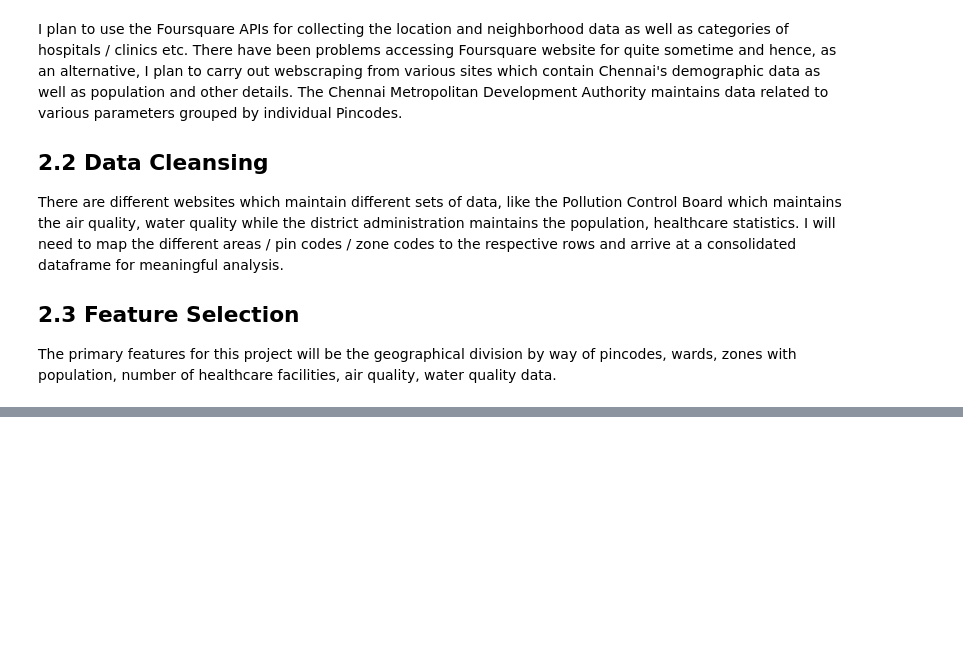
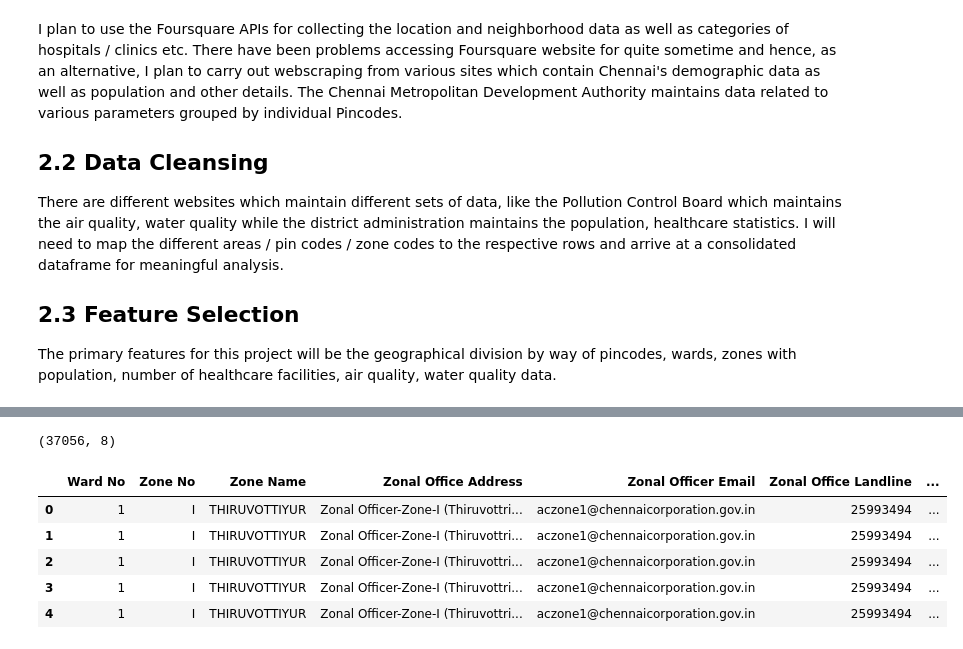
Before and after one commit to tsn12345-git/-Coursera_Capstone, a Jupyter notebook: Capstone Final Project.ipynb, the cells around one changed output, grey strips where cells are left out. Saved outputs shown, nothing was run; the diff lists cells and outputs as text; code cells hidden in the pictures; blank space fills up the shorter version.

```diff
--- a/Capstone Final Project.ipynb
+++ b/Capstone Final Project.ipynb
@@ -32,0 +86,31 @@ The primary features for this project will be the geographical division by way o
+# %%
+
+merged_df = pd.merge (df_data_1, df_data_2)
+merged_df.shape
+# %% [output]
+(37056, 8)
+# %%
+# created additional columns for population, airquality, waterquality and households as random data, as they are not available.
+# applied the python knowledge learnt in the course to create new columns and applying different functions
+
+import numpy as np
+import pandas as pd
+import random
+
+population = pd.DataFrame(np.random.randint(1000, 3000000, size=37056))
+airquality = pd.DataFrame(np.random.randint(0, 500000, 37056))
+waterquality = pd.DataFrame(np.random.randint(10000,50000,37056))
+households = pd.DataFrame(random.sample(range(1000, 100000), 37056))
+
+merged_df ['population'] = population
+merged_df ['airquality'] = airquality / airquality.max()
+merged_df ['waterquality'] = waterquality / waterquality.mean()
+merged_df ['households'] = households
+merged_df.head()
+# %% [output]
+|  | Ward No | Zone No | Zone Name | Zonal Office Address | Zonal Officer Email | Zonal Office Landline | ... |
+| 0 | 1 | I | THIRUVOTTIYUR | Zonal Officer-Zone-I (Thiruvottri... | aczone1@chennaicorporation.gov.in | 25993494 | ... |
+| 1 | 1 | I | THIRUVOTTIYUR | Zonal Officer-Zone-I (Thiruvottri... | aczone1@chennaicorporation.gov.in | 25993494 | ... |
+| 2 | 1 | I | THIRUVOTTIYUR | Zonal Officer-Zone-I (Thiruvottri... | aczone1@chennaicorporation.gov.in | 25993494 | ... |
+| 3 | 1 | I | THIRUVOTTIYUR | Zonal Officer-Zone-I (Thiruvottri... | aczone1@chennaicorporation.gov.in | 25993494 | ... |
+| 4 | 1 | I | THIRUVOTTIYUR | Zonal Officer-Zone-I (Thiruvottri... | aczone1@chennaicorporation.gov.in | 25993494 | ... |
```
Also changed, not shown: parts of 10 cells of this notebook.
